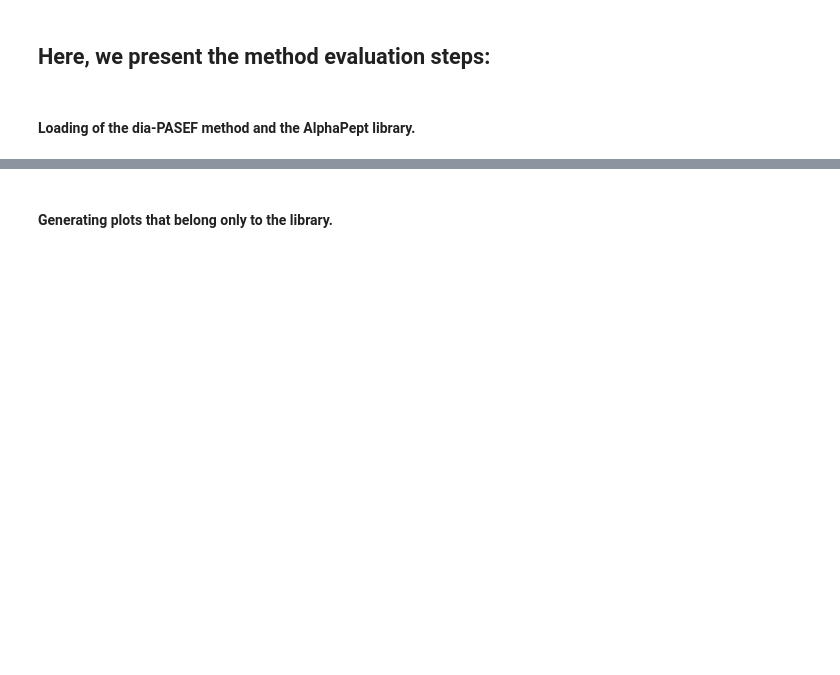
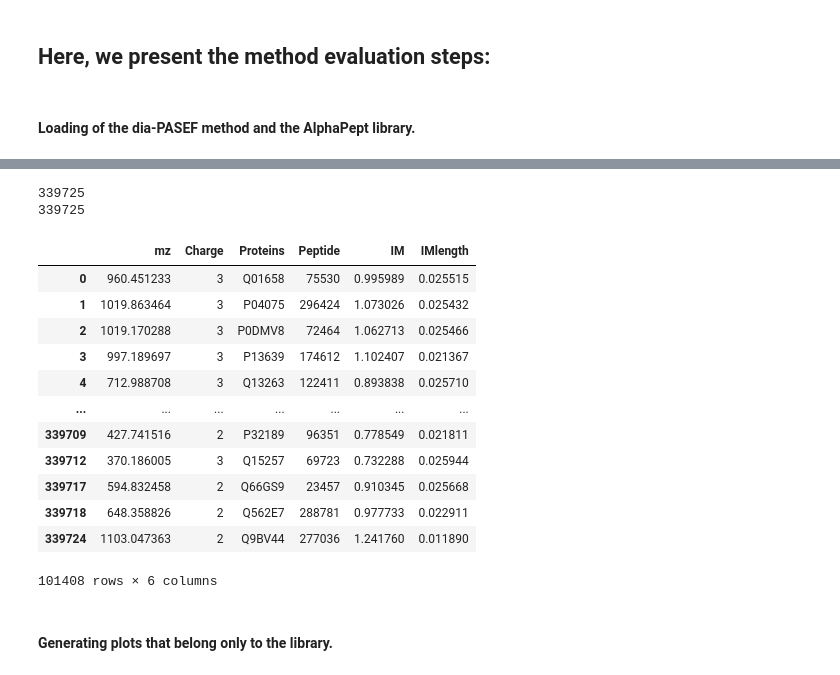
Before and after one commit to MannLabs/pydiaid, a Jupyter notebook: nbs/20231129_diaPASEF_method _generation.ipynb, the cells around one changed output, grey strips where cells are left out. Saved outputs shown, nothing was run; the diff lists cells and outputs as text; code cells hidden in the pictures; blank space fills up the shorter version.

```diff
--- a/nbs/20231129_diaPASEF_method _generation.ipynb
+++ b/nbs/20231129_diaPASEF_method _generation.ipynb
@@ -116,3 +299,27 @@ lib = loader.__parse_alpha_pept(dataframe, 'None')
+# %%
+library_name = "/Users/patriciaskowronek/Documents/test_lib_py_diaid/AlphaDIA_precursors.tsv"
+lib = loader.load_library(
+    library_name,
+    'AlphaDIA',
+    'None',
+)
+lib
+# %% [output]
+339725
+339725
+|  | mz | Charge | Proteins | Peptide | IM | IMlength |
+| 0 | 960.451233 | 3 | Q01658 | 75530 | 0.995989 | 0.025515 |
+| 1 | 1019.863464 | 3 | P04075 | 296424 | 1.073026 | 0.025432 |
+| 2 | 1019.170288 | 3 | P0DMV8 | 72464 | 1.062713 | 0.025466 |
+| 3 | 997.189697 | 3 | P13639 | 174612 | 1.102407 | 0.021367 |
+| 4 | 712.988708 | 3 | Q13263 | 122411 | 0.893838 | 0.025710 |
+| ... | ... | ... | ... | ... | ... | ... |
+| 339709 | 427.741516 | 2 | P32189 | 96351 | 0.778549 | 0.021811 |
+| 339712 | 370.186005 | 3 | Q15257 | 69723 | 0.732288 | 0.025944 |
+| 339717 | 594.832458 | 2 | Q66GS9 | 23457 | 0.910345 | 0.025668 |
+| 339718 | 648.358826 | 2 | Q562E7 | 288781 | 0.977733 | 0.022911 |
+| 339724 | 1103.047363 | 2 | Q9BV44 | 277036 | 1.241760 | 0.011890 |
+101408 rows × 6 columns
 # %% [markdown]
 #### Generating plots that belong only to the library.
 # %%
```
Also changed, not shown: parts of 9 cells of this notebook, 5 other files.
